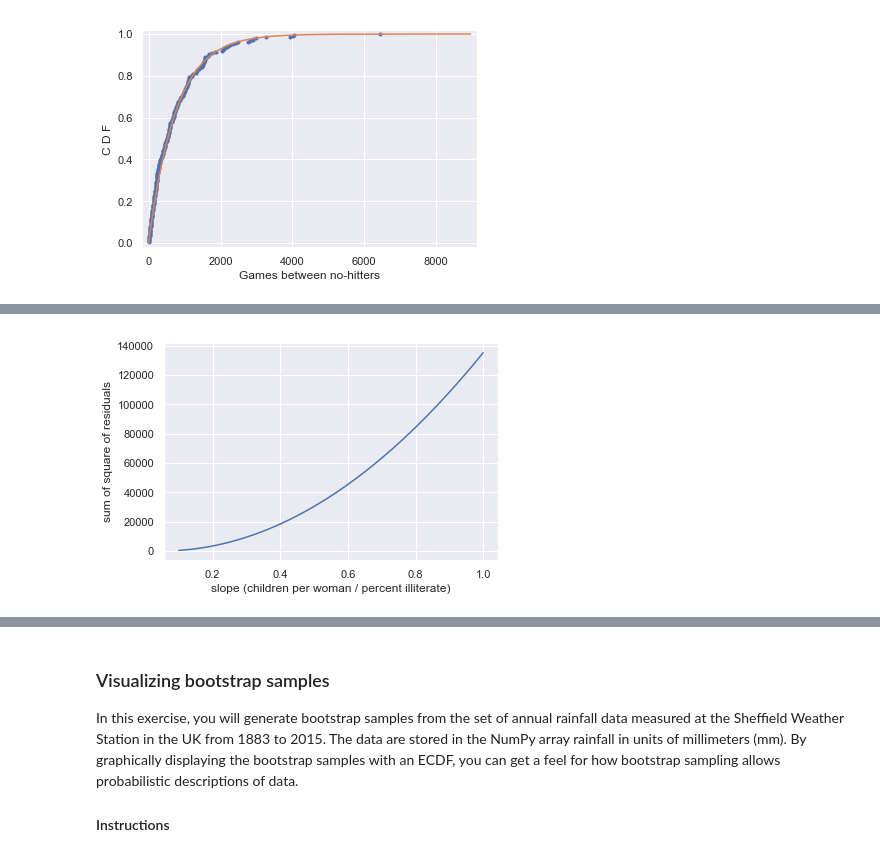
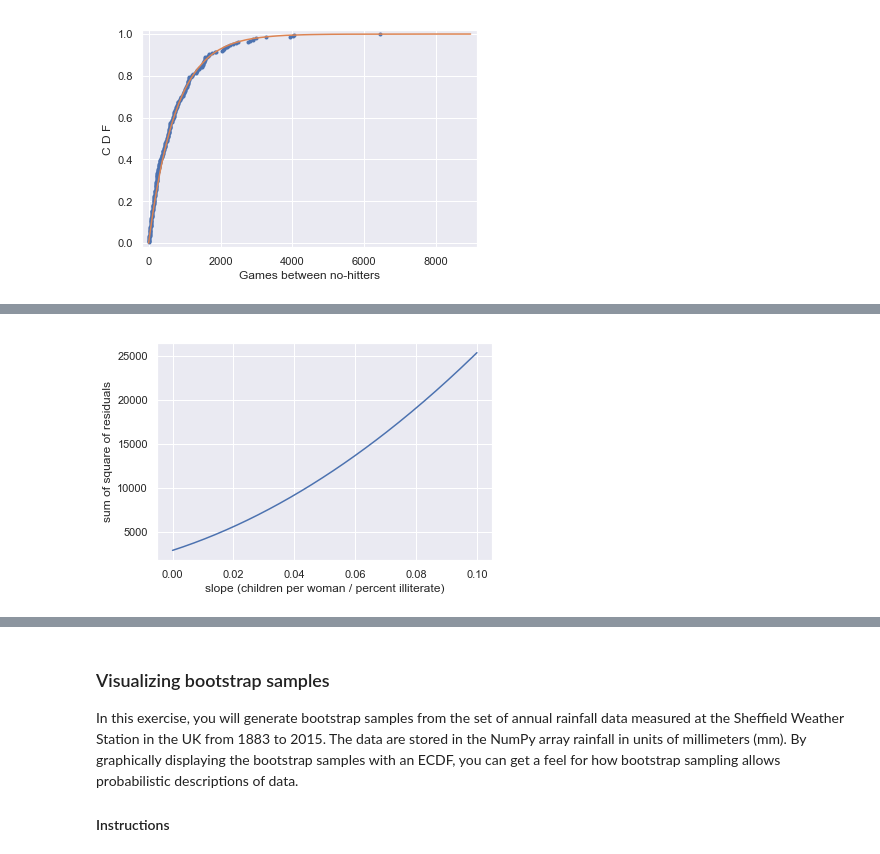
Before and after one commit to aysbt/DataCamp, a Jupyter notebook: Statistical_Thinking_in_Python_Part_2.ipynb, the cells around one changed output, grey strips where cells are left out. Drawn from its saved outputs; the diff is of its cells as text; code cells hidden in the pictures.

```diff
--- a/Statistical_Thinking_in_Python_Part_2.ipynb
+++ b/Statistical_Thinking_in_Python_Part_2.ipynb
@@ -153,0 +148,3 @@ We will use the Numpy fuctions polyfit, which performs least squares analysis wi
+# %%
+female_literacy_fertility = pd.read_csv('data/female_literacy_fertility.csv')
+female_literacy_fertility.head()
@@ -154,2 +158,6 @@ We will use the Numpy fuctions polyfit, which performs least squares analysis wi
+# %%
+illiteracy = np.array(female_literacy_fertility['female literacy'])
+fertility = np.array(female_literacy_fertility['fertility'])
+population = np.array(female_literacy_fertility['population'])
 # %% [markdown]
 ### EDA of literacy/fertility data
@@ -195,22 +186,0 @@ illiteracy =np.array([  9.5,  49.2,   1. ,  11.2,   9.8,  60. ,  50.2,  51.2,
-# %%
-fertility = np.array([ 1.769,  2.682,  2.077,  2.132,  1.827,  3.872,  2.288,  5.173,
-        1.393,  1.262,  2.156,  3.026,  2.033,  1.324,  2.816,  5.211,
-        2.1  ,  1.781,  1.822,  5.908,  1.881,  1.852,  1.39 ,  2.281,
-        2.505,  1.224,  1.361,  1.468,  2.404,  5.52 ,  4.058,  2.223,
-        4.859,  1.267,  2.342,  1.579,  6.254,  2.334,  3.961,  6.505,
-        2.53 ,  2.823,  2.498,  2.248,  2.508,  3.04 ,  1.854,  4.22 ,
-        5.1  ,  4.967,  1.325,  4.514,  3.173,  2.308,  4.62 ,  4.541,
-        5.637,  1.926,  1.747,  2.294,  5.841,  5.455,  7.069,  2.859,
-        4.018,  2.513,  5.405,  5.737,  3.363,  4.89 ,  1.385,  1.505,
-        6.081,  1.784,  1.378,  1.45 ,  1.841,  1.37 ,  2.612,  5.329,
-        5.33 ,  3.371,  1.281,  1.871,  2.153,  5.378,  4.45 ,  1.46 ,
-        1.436,  1.612,  3.19 ,  2.752,  3.35 ,  4.01 ,  4.166,  2.642,
-        2.977,  3.415,  2.295,  3.019,  2.683,  5.165,  1.849,  1.836,
-        2.518,  2.43 ,  4.528,  1.263,  1.885,  1.943,  1.899,  1.442,
-        1.953,  4.697,  1.582,  2.025,  1.841,  5.011,  1.212,  1.502,
-        2.516,  1.367,  2.089,  4.388,  1.854,  1.748,  2.978,  2.152,
-        2.362,  1.988,  1.426,  3.29 ,  3.264,  1.436,  1.393,  2.822,
-        4.969,  5.659,  3.24 ,  1.693,  1.647,  2.36 ,  1.792,  3.45 ,
-        1.516,  2.233,  2.563,  5.283,  3.885,  0.966,  2.373,  2.663,
-        1.251,  2.052,  3.371,  2.093,  2.   ,  3.883,  3.852,  3.718,
-        1.732,  3.928])
@@ -283,19 +223,19 @@ The function np.polyfit() that you used to get your regression parameters finds
 # %%
 # Specify slopes to consider: a_vals
-a_vals = np.linspace(1, 0.1, 200)
+a_vals = np.linspace(0, 0.1, 200)
 
 #Initialize sum of square of residuals: rss
+#empty_like() function returns a new array with the same shape and type as a given array
 rss = np.empty_like(a_vals)
 
 # Compute sum of square of residuals for each value of a_vals
 for i, a in enumerate(a_vals):
     rss[i] = np.sum((fertility - a * illiteracy -b) **2)
 
-
+#-Plot the RSS (rss) versus slope (a_vals)
 _ = plt.plot(a_vals, rss, '-')
 plt.xlabel('slope (children per woman / percent illiterate)')
 plt.ylabel('sum of square of residuals')
-
 plt.show()
 # %% [output]
-[figure, old version]
+[figure, new version]
```
Also changed, not shown: parts of 17 cells of this notebook.
